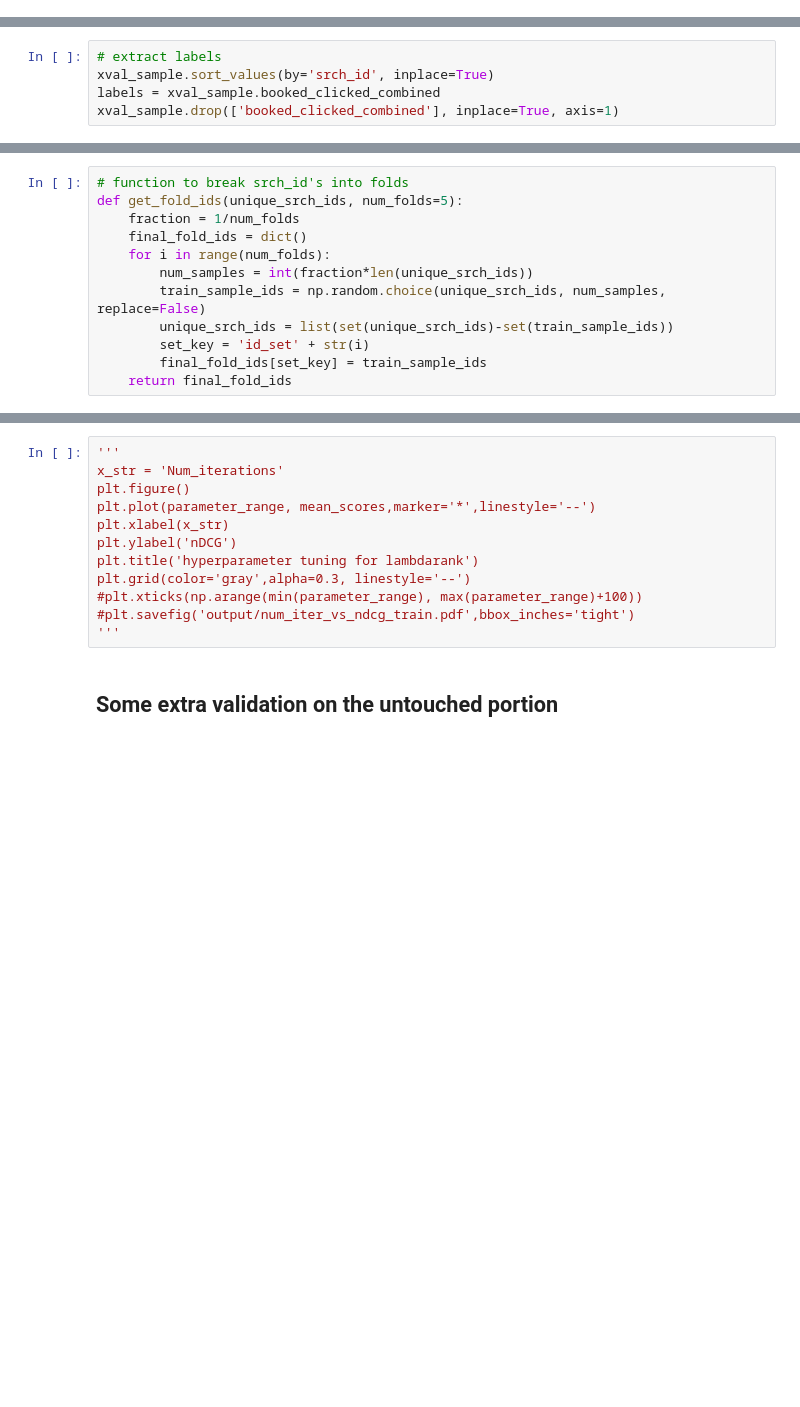
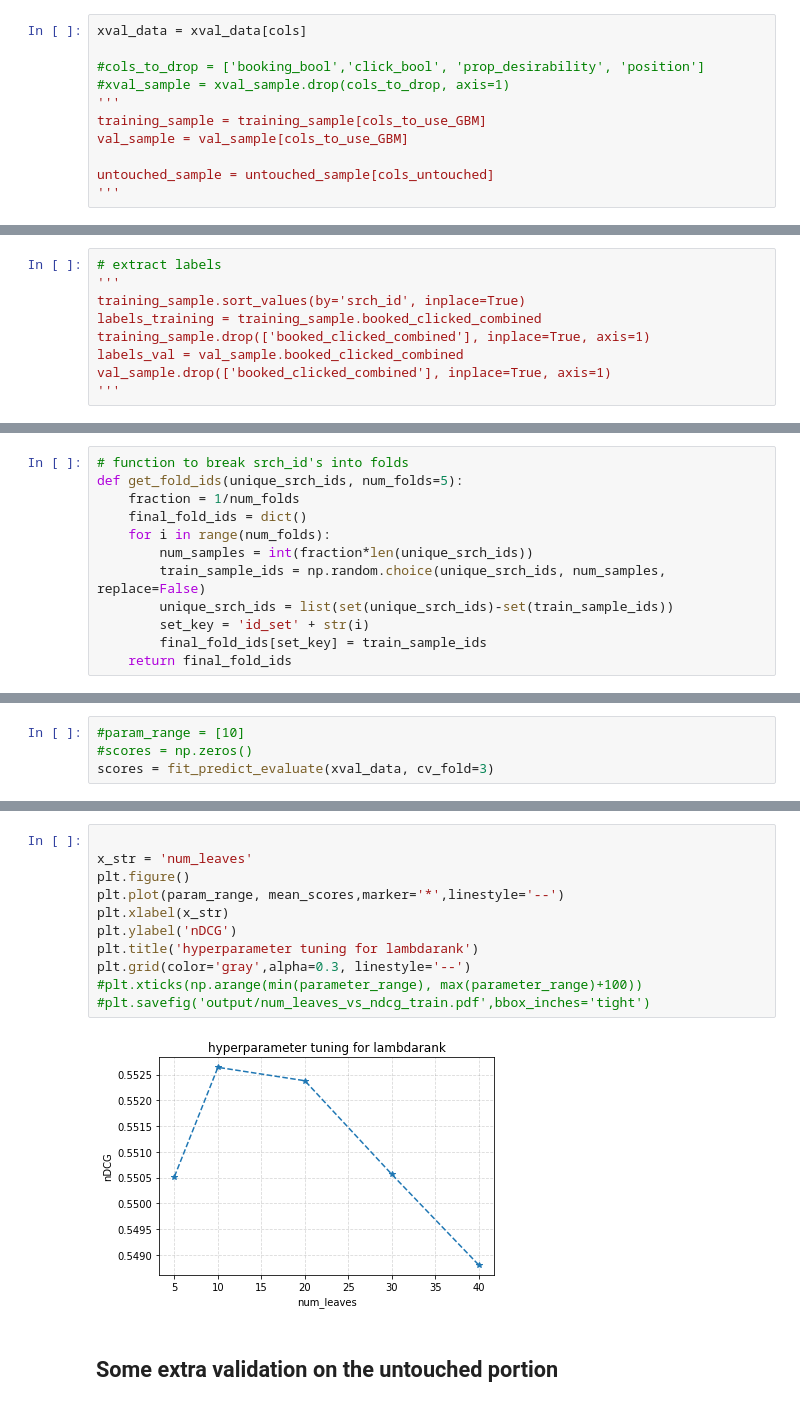
Before and after one commit to FionaLippert/DataMining, a Jupyter notebook: assignment2/lightGBM_param_tuning.ipynb, the cells around one changed output, grey strips where cells are left out. Cells and saved outputs as stored; diff of their text form; blank space fills up the shorter version.

Commit message:
final model and prediction

```diff
--- a/assignment2/lightGBM_param_tuning.ipynb
+++ b/assignment2/lightGBM_param_tuning.ipynb
@@ -50,0 +94,11 @@ untouched_sample.drop(['prop_desirability','position'], axis=1, inplace = True)
+# %%
+xval_data = xval_data[cols]
+
+#cols_to_drop = ['booking_bool','click_bool', 'prop_desirability', 'position']
+#xval_sample = xval_sample.drop(cols_to_drop, axis=1)
+'''
+training_sample = training_sample[cols_to_use_GBM]
+val_sample = val_sample[cols_to_use_GBM]
+
+untouched_sample = untouched_sample[cols_untouched]
+'''
@@ -51,5 +127,9 @@ untouched_sample.drop(['prop_desirability','position'], axis=1, inplace = True)
 # %%
 # extract labels
-xval_sample.sort_values(by='srch_id', inplace=True)
-labels = xval_sample.booked_clicked_combined
-xval_sample.drop(['booked_clicked_combined'], inplace=True, axis=1)
+'''
+training_sample.sort_values(by='srch_id', inplace=True)
+labels_training = training_sample.booked_clicked_combined
+training_sample.drop(['booked_clicked_combined'], inplace=True, axis=1)
+labels_val = val_sample.booked_clicked_combined
+val_sample.drop(['booked_clicked_combined'], inplace=True, axis=1)
+'''
@@ -143,0 +286,4 @@ for i,num_iter in enumerate(num_iter_range):
+# %%
+#param_range = [10]
+#scores = np.zeros()
+scores = fit_predict_evaluate(xval_data, cv_fold=3)
@@ -161,15 +343,16 @@ cb.set_label('nDCG')
 # %%
-'''
-x_str = 'Num_iterations'
+
+x_str = 'num_leaves'
 plt.figure()
-plt.plot(parameter_range, mean_scores,marker='*',linestyle='--')
+plt.plot(param_range, mean_scores,marker='*',linestyle='--')
 plt.xlabel(x_str)
 plt.ylabel('nDCG')
 plt.title('hyperparameter tuning for lambdarank')
 plt.grid(color='gray',alpha=0.3, linestyle='--')
 #plt.xticks(np.arange(min(parameter_range), max(parameter_range)+100))
-#plt.savefig('output/num_iter_vs_ndcg_train.pdf',bbox_inches='tight')
-'''
+#plt.savefig('output/num_leaves_vs_ndcg_train.pdf',bbox_inches='tight')
+# %% [output]
+[figure, added]
 # %% [markdown]
 ## Some extra validation on the untouched portion
 # %%
```
Also changed, not shown: parts of 39 cells of this notebook, 1 other file.
